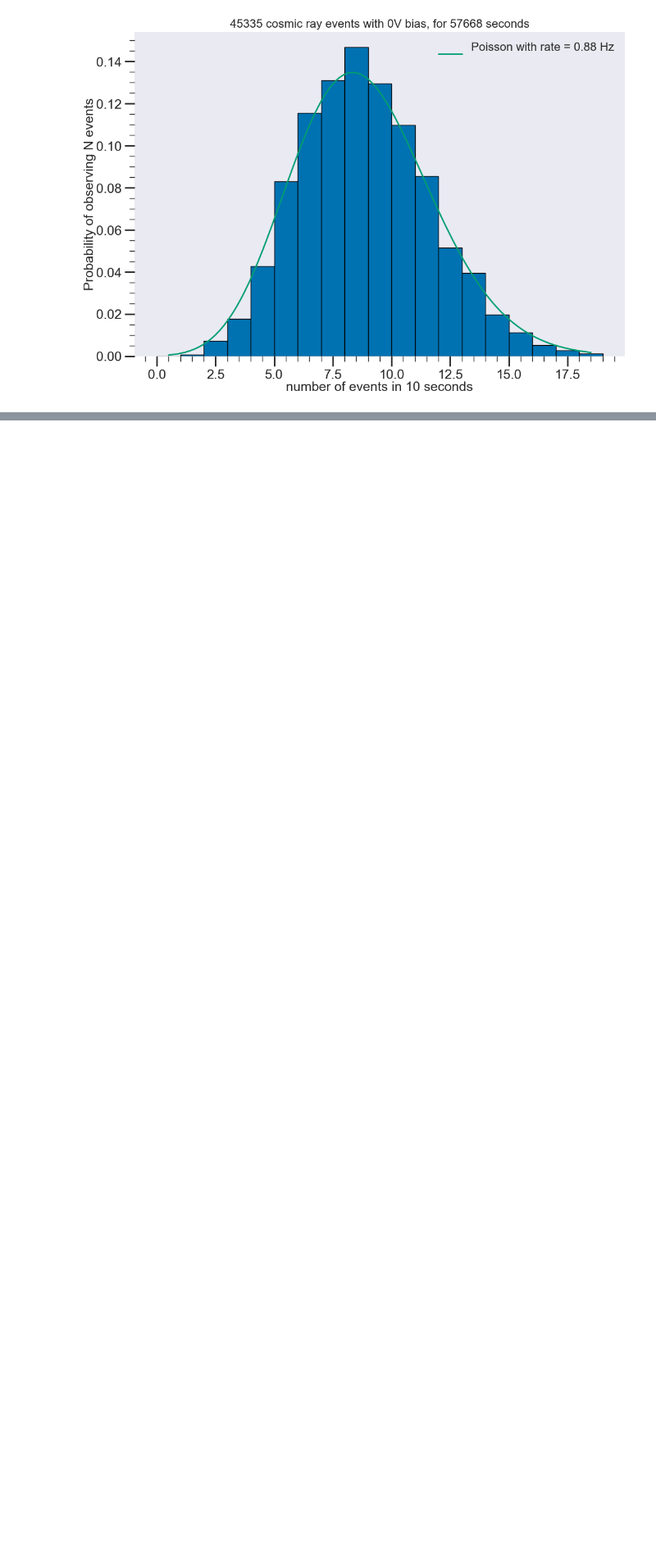
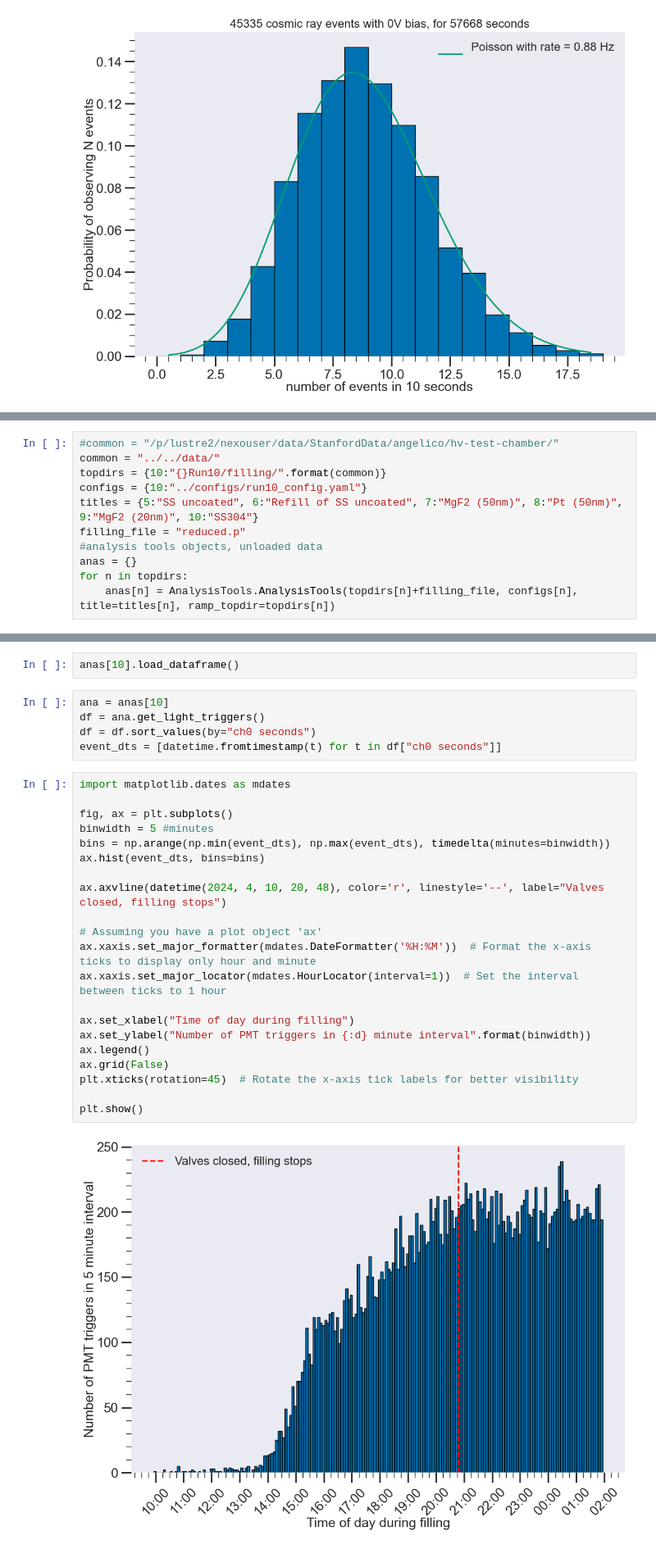
Before and after one commit to ejangelico/ad2-data-processing, a Jupyter notebook: notebooks/PMT averages.ipynb, the cells around one changed output, grey strips where cells are left out. Shown at 82% size. Saved outputs shown, nothing was run; the diff lists cells and outputs as text; blank space fills up the shorter version.

Commit message:
PMT Trigger rates during filling

```diff
--- a/notebooks/PMT averages.ipynb
+++ b/notebooks/PMT averages.ipynb
@@ -418,0 +432,11 @@ plt.show()
+# %%
+#common = "/p/lustre2/nexouser/data/StanfordData/angelico/hv-test-chamber/"
+common = "../../data/"
+topdirs = {10:"{}Run10/filling/".format(common)}
+configs = {10:"../configs/run10_config.yaml"}
+titles = {5:"SS uncoated", 6:"Refill of SS uncoated", 7:"MgF2 (50nm)", 8:"Pt (50nm)", 9:"MgF2 (20nm)", 10:"SS304"}
+filling_file = "reduced.p"
+#analysis tools objects, unloaded data
+anas = {}
+for n in topdirs:
+    anas[n] = AnalysisTools.AnalysisTools(topdirs[n]+filling_file, configs[n], title=titles[n], ramp_topdir=topdirs[n])
@@ -418,0 +445,30 @@ plt.show()
+# %%
+anas[10].load_dataframe()
+# %%
+ana = anas[10]
+df = ana.get_light_triggers()
+df = df.sort_values(by="ch0 seconds")
+event_dts = [datetime.fromtimestamp(t) for t in df["ch0 seconds"]]
+# %%
+import matplotlib.dates as mdates
+
+fig, ax = plt.subplots()
+binwidth = 5 #minutes
+bins = np.arange(np.min(event_dts), np.max(event_dts), timedelta(minutes=binwidth))
+ax.hist(event_dts, bins=bins)
+
+ax.axvline(datetime(2024, 4, 10, 20, 48), color='r', linestyle='--', label="Valves closed, filling stops")
+
+# Assuming you have a plot object 'ax'
+ax.xaxis.set_major_formatter(mdates.DateFormatter('%H:%M'))  # Format the x-axis ticks to display only hour and minute
+ax.xaxis.set_major_locator(mdates.HourLocator(interval=1))  # Set the interval between ticks to 1 hour
+
+ax.set_xlabel("Time of day during filling")
+ax.set_ylabel("Number of PMT triggers in {:d} minute interval".format(binwidth))
+ax.legend()
+ax.grid(False)
+plt.xticks(rotation=45)  # Rotate the x-axis tick labels for better visibility
+
+plt.show()
+# %% [output]
+[figure, added]
```
Also changed, not shown: parts of 6 cells of this notebook.
